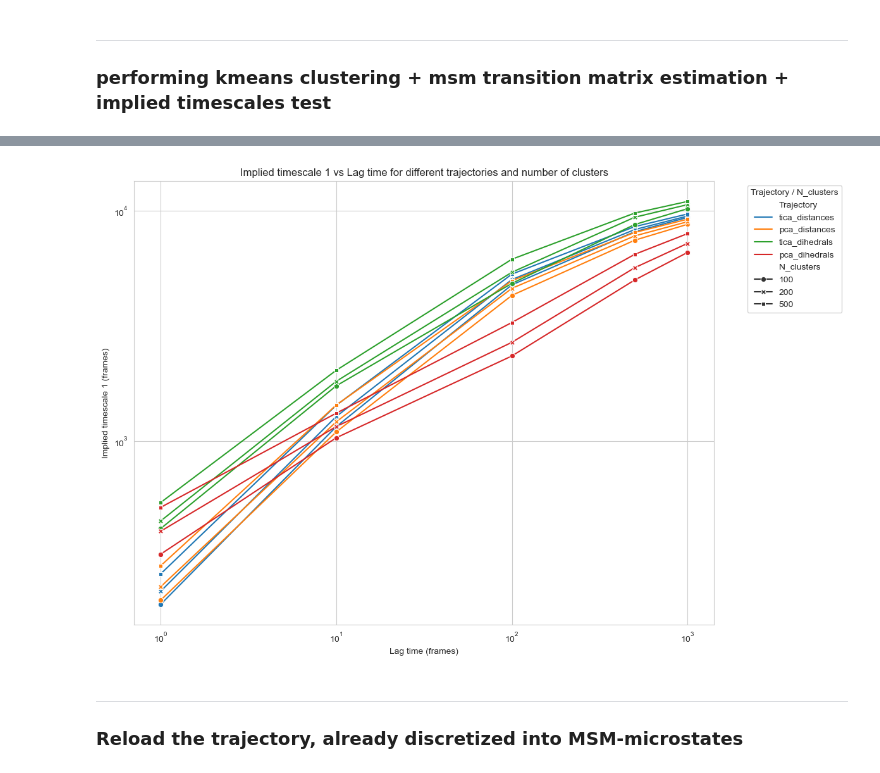
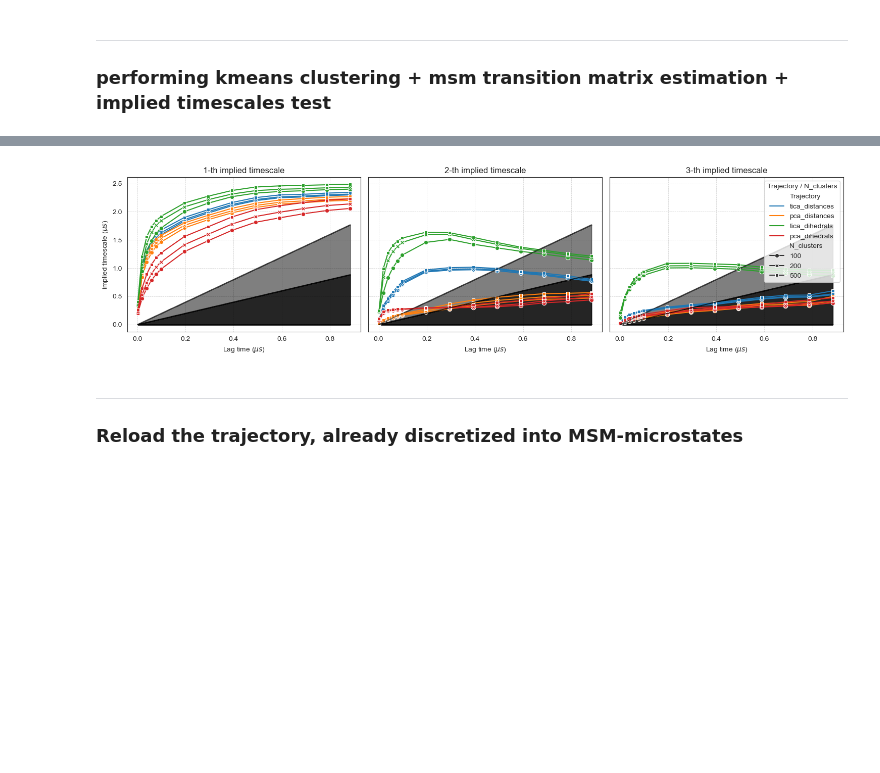
Before and after one commit to miriamzara/MSM, a Jupyter notebook: step_3new_msm_construction.ipynb, the cells around one changed output, grey strips where cells are left out. Saved outputs shown, nothing was run; the diff lists cells and outputs as text; code cells hidden in the pictures; blank space fills up the shorter version.

Commit message:
timescale test ready

```diff
--- a/step_3new_msm_construction.ipynb
+++ b/step_3new_msm_construction.ipynb
@@ -243,12 +249,0 @@ Trajectory: pca_dihedrals, Clusters: 500, Populated clusters: 500 / 500
-# %%
-fig, axs = plt.subplots(2,2, figsize=(10, 8))
-axs = axs.flatten()
-for i, traj in enumerate(trajectories_labels):
-
-
-    for lag in lagtimes:
-        sc_counts = [strongly_connected_sets_counts[(traj, n_clusters, lag)] for n_clusters in kcluster_list]
-        axs[i].plot(kcluster_list, sc_counts, marker='o', label=lag)
-    axs[i].set_title(f"Strongly connected sets - {traj}")
-    axs[i].set_xlabel("n of clusters")
-    axs[i].legend()
@@ -266,23 +250,43 @@ for i, traj in enumerate(trajectories_labels):
 # %%
-# plot the implied timescales as a function of lag time for each trajectory and number of clusters
-
+import seaborn as sns
 
 df = pd.read_csv("intermediate_outputs/implied_timescales.csv", index_col=[0, 1, 2])
 df.index.names = ["Trajectory", "N_clusters", "Lag"]
 df = df.reset_index()
-sns.set_style("whitegrid")
-plt.figure(figsize=(12, 8))
-sns.lineplot(data=df, x="Lag", y="Timescale_1", hue="Trajectory", style="N_clusters", markers=True, dashes=False)
-plt.xscale("log")
-plt.yscale("log")
-plt.xlabel("Lag time (frames)")
-plt.ylabel("Implied timescale 1 (frames)")
-plt.title("Implied timescale 1 vs Lag time for different trajectories and number of clusters")
-plt.legend(title="Trajectory / N_clusters", bbox_to_anchor=(1.05, 1), loc='upper left')
+sns.set_style("white")
+
+df["Lag"] = df["Lag"].astype(float) * time_step_micros
+for col in df.columns:
+    if col.startswith("Timescale_"):
+        df[col] = df[col].astype(float) * time_step_micros
+
+
+n_timescales_to_plot = 3
+
+fig, axs = plt.subplots(1, n_timescales_to_plot, figsize=(5*n_timescales_to_plot, 4), sharey=True, sharex=True)
+#plt.figure(figsize=(8, 4))
+
+
+for i in range(1, n_timescales_to_plot + 1):
+    sns.lineplot(data=df, ax = axs[i-1], x="Lag", y=f"Timescale_{i}", hue="Trajectory", style="N_clusters", markers=True, dashes=False)
+    axs[i-1].plot(df["Lag"], df["Lag"], color = "black", alpha = 0.7)
+    axs[i-1].fill_between(df["Lag"], 0,  df["Lag"], color = "black", alpha = 0.7)
+    axs[i-1].plot(df["Lag"], 2*df["Lag"], color = "black", alpha = 0.5)
+    axs[i-1].fill_between(df["Lag"], 0,  2*df["Lag"], color = "black", alpha = 0.5)
+    axs[i-1].set_xlabel("Lag time ($\mu s$)")
+    axs[i-1].set_ylabel(f"implied timescale ($\mu s$)")
+    axs[i-1].set_title(f"{i}-th implied timescale")
+    #plt.legend(title="Trajectory / N_clusters")#, bbox_to_anchor=(1.05, 1), loc='upper left')
+    axs[i-1].grid(axis = "both", linestyle = "--", linewidth = 0.5)
+    if i != n_timescales_to_plot:
+        axs[i-1].get_legend().remove()
+
+
+axs[n_timescales_to_plot - 1].legend(title="Trajectory / N_clusters", loc = "upper right")
 plt.tight_layout()
 plt.show()
 # %% [output]
-[figure, old version]
+[figure, new version]
 # %% [markdown]
 ---
 ### Reload the trajectory, already discretized into MSM-microstates
```
Also changed, not shown: parts of 4 cells of this notebook, 10 other files.
